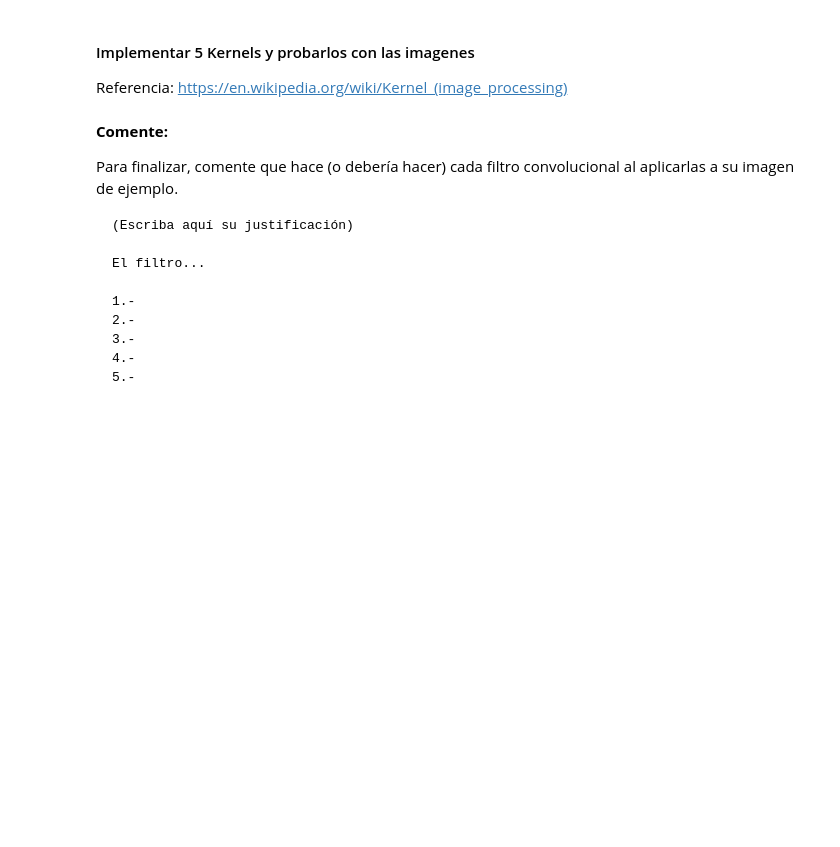
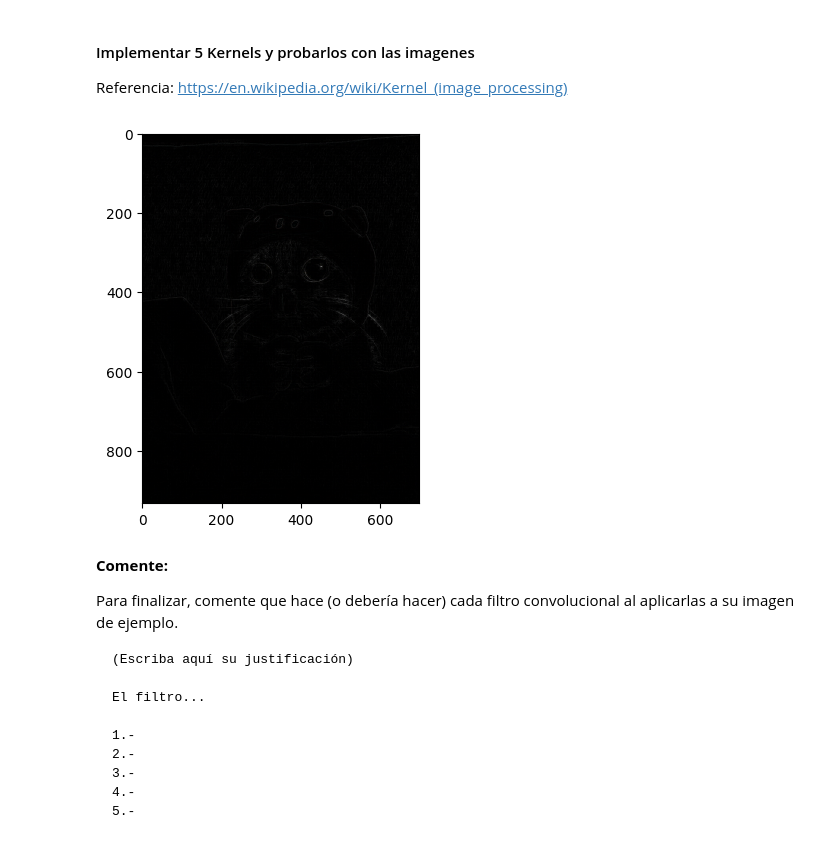
Before and after one commit to sofiachavezb/LabProgramacionMDS, a Jupyter notebook: Lab 2 - OOP/Lab2_enunciado.ipynb, the cells around one changed output. Drawn from its saved outputs; the diff is of its cells as text; code cells hidden in the pictures; blank space fills up the shorter version.

Commit message:
ImageLib working

```diff
--- a/Lab 2 - OOP/Lab2_enunciado.ipynb
+++ b/Lab 2 - OOP/Lab2_enunciado.ipynb
@@ -484,6 +486,8 @@ class LibImagen():
         Imagen
             Objeto Imagen con la imagen procesada.
         """
+        assert isinstance(img_in, Imagen)
+        return 255-img_in
 
 
     def to_gray(self, img_in):
@@ -501,7 +505,13 @@ class LibImagen():
             Una que contiene una imagen con 3 canales.
             Los 3 canales deben tener los mismos valores.
         """
-        pass
+        assert isinstance(img_in, Imagen)
+        weighted = ([.299,.587,.114]*img_in).imagen
+        gray = np.sum(weighted, axis=2)
+        gray = np.clip(gray, 0, 255)
+        gray_3d =np.dstack([gray]*3)
+        return Imagen(gray_3d)
+
 
     def get_channel(self, img_in, channel):
         """Obtiene un canal de un color seteando el resto de los canales en 0.
@@ -519,7 +529,12 @@ class LibImagen():
             Objeto Imagen que contiene una imagen con 3 canales.
             Solo el canal seleccionado debe tener valores distintos a 0.
         """
-        pass
+        assert isinstance(img_in, Imagen)
+        channels = ['r','g','b']
+        assert channel in channels
+        masks = np.identity(3)
+        channel_mask = masks[channels.index(channel)]
+        return img_in*channel_mask
 
     def set_contrast(self, img_in, C):
         """Mejora el contraste de una imagen.
@@ -536,10 +551,14 @@ class LibImagen():
         Imagen
             Objeto Imagen que contiene una imagen con 3 canales modificados.
         """
-        pass
+        assert isinstance(img_in, Imagen)
+        f = 259*(C+255)/(255*(259-C))
+        return f*(img_in-128)+128
 
     def conv_channel(self, img_in, kernel):
-        """Por documentar (esto es parte del puntaje)...
+        """
+        Aplica una convolucion sobre cada canal de la imagen
+
         """
         img = img_in.imagen
         img_out = []
@@ -604,3 +626,23 @@ lib.conv_channel(gatito, kernel_1).show()
+# %%
+# Convolución
+# Ridge
+kernel_1 = np.array([[0,-1,0],[-1,4,-1],[0,-1,0]])
+# Sharpen
+kernel_2 = np.array([[0,-1,0],[-1,5,-1],[0,-1,0]])
+# Box blur
+kernel_3 = np.ones_like(kernel_1)/9
+# Gaussian blur 3x3
+kernel_4 = np.array([[1, 2, 1],[2, 4, 2],[1, 2, 1]])
+# Unsharp masking
+kernel_5 = np.array([[1,  4,  6,  4, 1],
+                    [4, 16, 24, 16, 4],
+                    [6, 24, -476, 24, 6],
+                    [4, 16, 24, 16, 4],
+                    [1,  4,  6,  4, 1]])
+
+lib.conv_channel(gatito, kernel_1).show()
+# %% [output]
+[figure, added]
 # %% [markdown]
 **Comente:**
 
```
Also changed, not shown: parts of 5 cells of this notebook.
